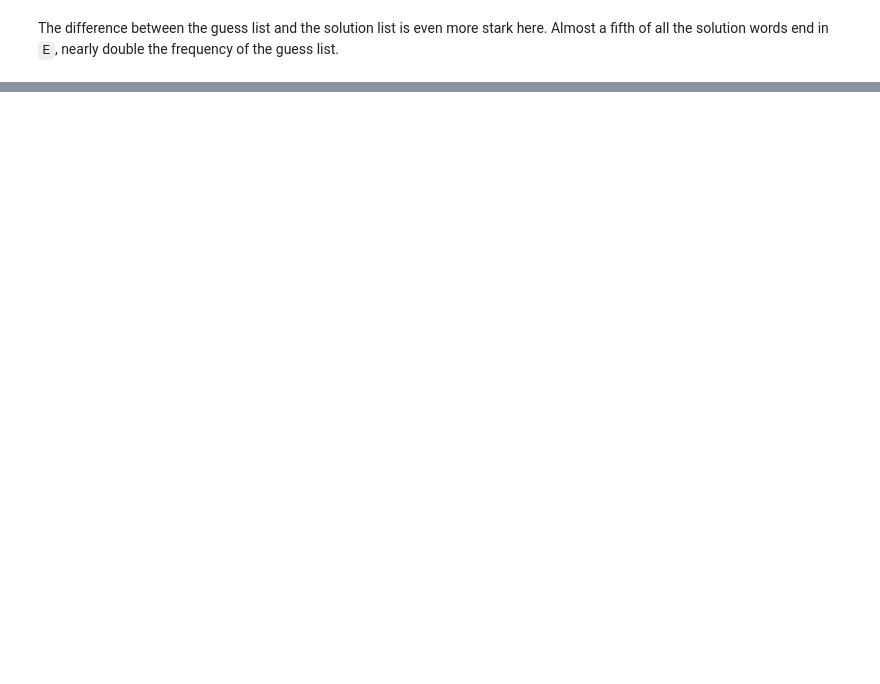
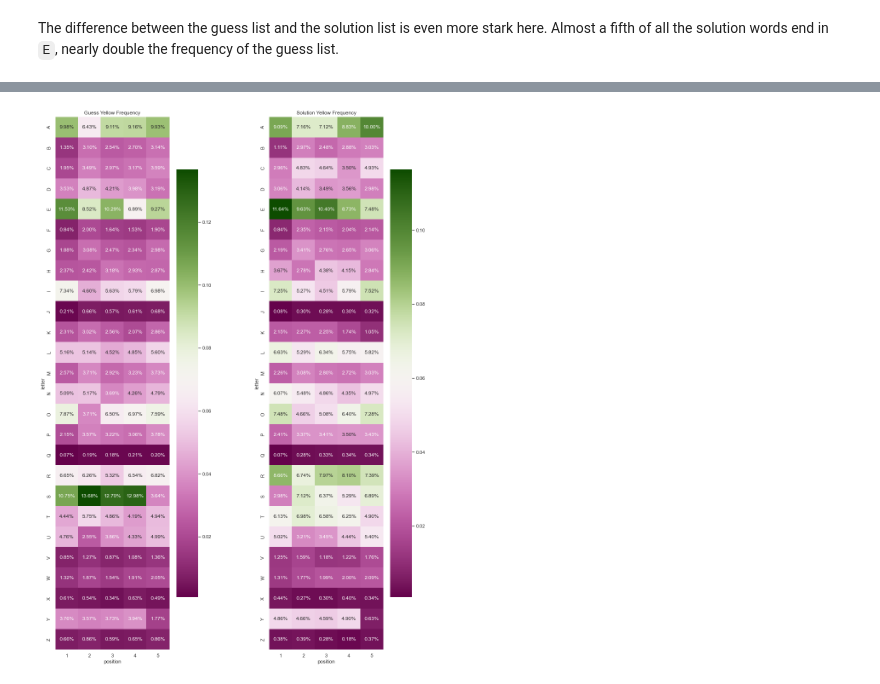
Before and after one commit to vwallen/personal-notebooks, a Jupyter notebook: wordle-letters/wordle-letters.ipynb, the cells around one changed output, grey strips where cells are left out. Cells and saved outputs as stored; diff of their text form; code cells hidden in the pictures; blank space fills up the shorter version.

```diff
--- a/wordle-letters/wordle-letters.ipynb
+++ b/wordle-letters/wordle-letters.ipynb
@@ -145,0 +154,18 @@ The difference between the guess list and the solution list is even more stark h
+# %%
+import string
+
+def annotate_yellow(df):
+    df = df.copy().set_index('word').stack().reset_index().rename(columns={'level_1': 'position', 0: 'letter'})
+    for char in string.ascii_uppercase:
+        df[char] = df['word'].str.contains(char, case=False).astype(int) - df['letter'].str.contains(char, case=False).astype(int)
+    return df
+
+def calculate_yellow_frequencies(df, normalize=False):
+    df = annotate_yellow(df).drop(columns=['word','letter']).set_index('position').groupby('position').sum().T
+    if normalize:
+        for column in range(1,6):
+            df[column] = df[column] / df[column].sum()
+    return df
+
+guess_yellows = annotate_yellow(guesses)
+solution_yellows = annotate_yellow(solutions)
@@ -145,0 +192,3 @@ The difference between the guess list and the solution list is even more stark h
+# %%
+guess_yfreq = calculate_yellow_frequencies(guesses, normalize=True)
+solution_yfreq = calculate_yellow_frequencies(solutions, normalize=True)
@@ -145,0 +215,23 @@ The difference between the guess list and the solution list is even more stark h
+# %%
+fig, axes = plt.subplots(1, 2, figsize=(15, 23))
+fig.subplots_adjust(wspace=0.5)
+hm1 = sns.heatmap(
+    guess_yfreq.astype(float),
+    ax=axes[0], cmap=cm.bam,
+    annot=True, fmt='.2%'
+).set(
+    title='Guess Yellow Frequency',
+    xlabel='position',
+    ylabel='letter',
+)
+hm2 = sns.heatmap(
+    solution_yfreq.astype(float),
+    ax=axes[1], cmap=cm.bam,
+    annot=True, fmt='.2%'
+).set(
+    title='Solution Yellow Frequency',
+    xlabel='position',
+    ylabel='letter',
+)
+# %% [output]
+[figure, added]
```
Also changed, not shown: parts of 9 cells of this notebook, 1 other file.
